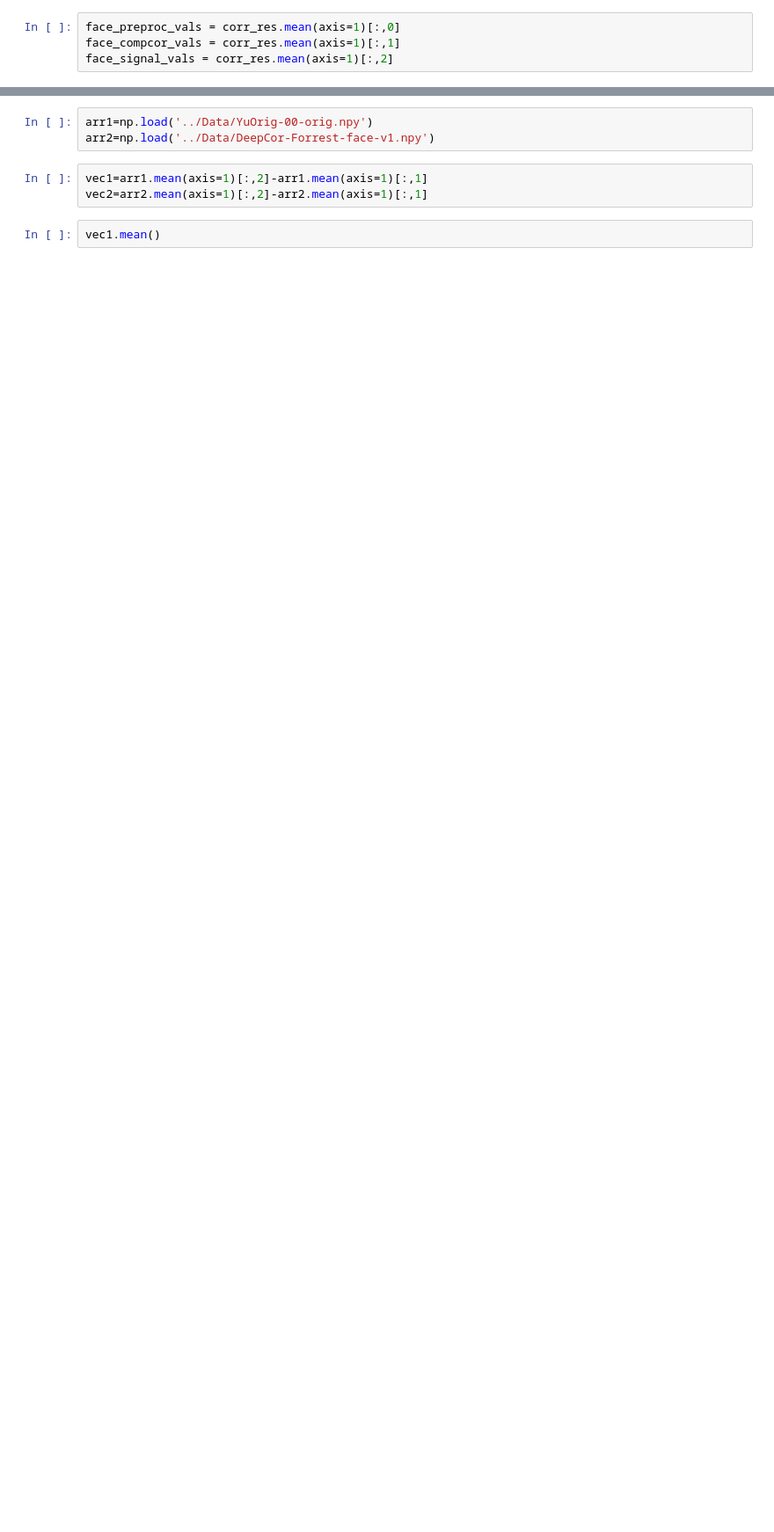
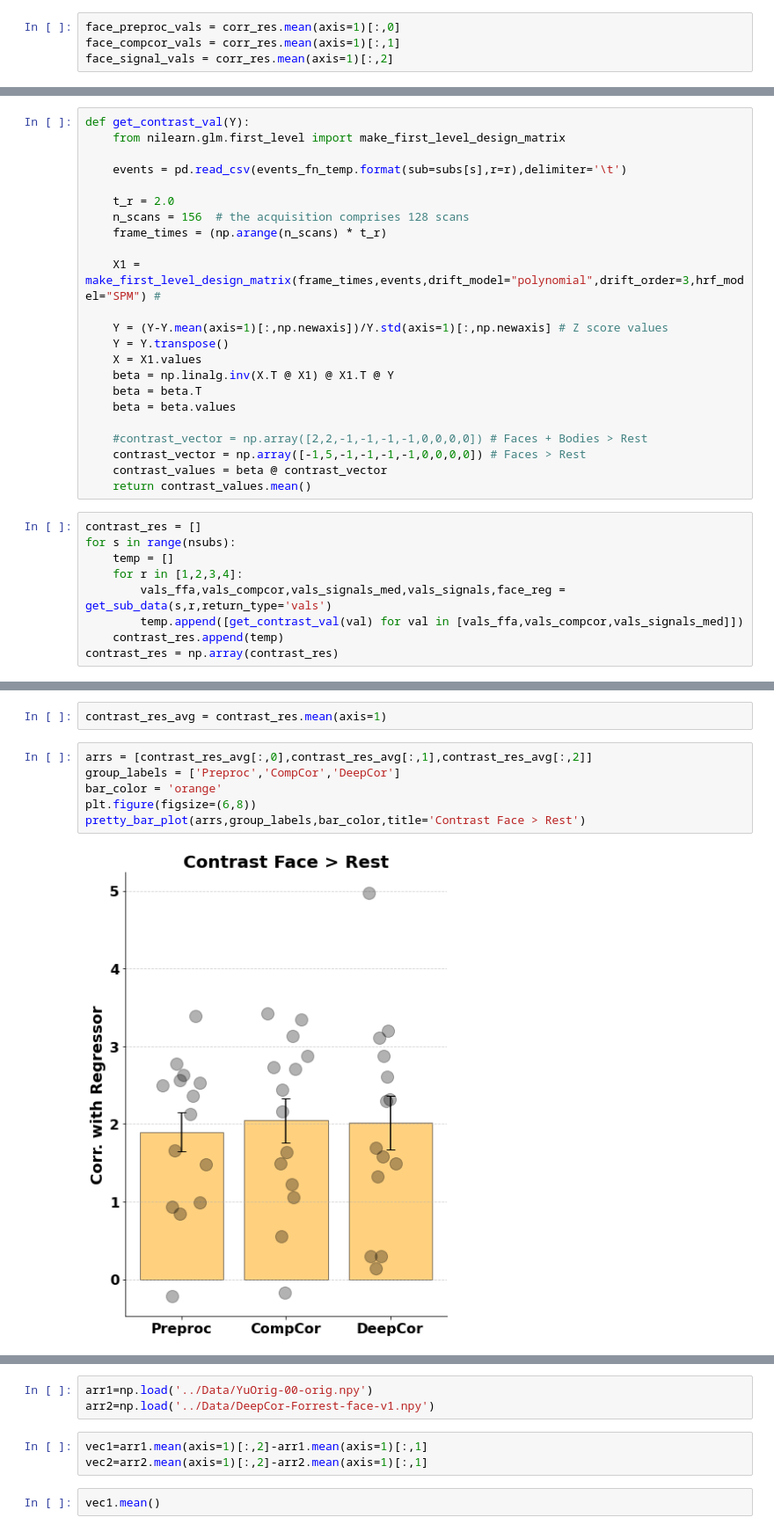
Before and after one commit to Aglinskas/BC-ABCD-denoise, a Jupyter notebook: Code/091-analyze-deepcor-forrest-02.ipynb, the cells around one changed output, grey strips where cells are left out. Shown at 88% size. Saved outputs shown, nothing was run; the diff lists cells and outputs as text; blank space fills up the shorter version.

```diff
--- a/Code/091-analyze-deepcor-forrest-02.ipynb
+++ b/Code/091-analyze-deepcor-forrest-02.ipynb
@@ -286,0 +301,32 @@ pretty_bar_plot(arrs,group_labels,bar_color)
+# %%
+def get_contrast_val(Y):
+    from nilearn.glm.first_level import make_first_level_design_matrix
+
+    events = pd.read_csv(events_fn_temp.format(sub=subs[s],r=r),delimiter='\t')
+
+    t_r = 2.0
+    n_scans = 156  # the acquisition comprises 128 scans
+    frame_times = (np.arange(n_scans) * t_r)
+
+    X1 = make_first_level_design_matrix(frame_times,events,drift_model="polynomial",drift_order=3,hrf_model="SPM") #
+
+    Y = (Y-Y.mean(axis=1)[:,np.newaxis])/Y.std(axis=1)[:,np.newaxis] # Z score values
+    Y = Y.transpose()
+    X = X1.values
+    beta = np.linalg.inv(X.T @ X1) @ X1.T @ Y
+    beta = beta.T
+    beta = beta.values
+
+    #contrast_vector = np.array([2,2,-1,-1,-1,-1,0,0,0,0]) # Faces + Bodies > Rest
+    contrast_vector = np.array([-1,5,-1,-1,-1,-1,0,0,0,0]) # Faces > Rest
+    contrast_values = beta @ contrast_vector
+    return contrast_values.mean()
+# %%
+contrast_res = []
+for s in range(nsubs):
+    temp = []
+    for r in [1,2,3,4]:
+        vals_ffa,vals_compcor,vals_signals_med,vals_signals,face_reg = get_sub_data(s,r,return_type='vals')
+        temp.append([get_contrast_val(val) for val in [vals_ffa,vals_compcor,vals_signals_med]])
+    contrast_res.append(temp)
+contrast_res = np.array(contrast_res)
@@ -286,0 +337,10 @@ pretty_bar_plot(arrs,group_labels,bar_color)
+# %%
+contrast_res_avg = contrast_res.mean(axis=1)
+# %%
+arrs = [contrast_res_avg[:,0],contrast_res_avg[:,1],contrast_res_avg[:,2]]
+group_labels = ['Preproc','CompCor','DeepCor']
+bar_color = 'orange'
+plt.figure(figsize=(6,8))
+pretty_bar_plot(arrs,group_labels,bar_color,title='Contrast Face > Rest')
+# %% [output]
+[figure, added]
```
Also changed, not shown: parts of 20 cells of this notebook, 2 other files.
